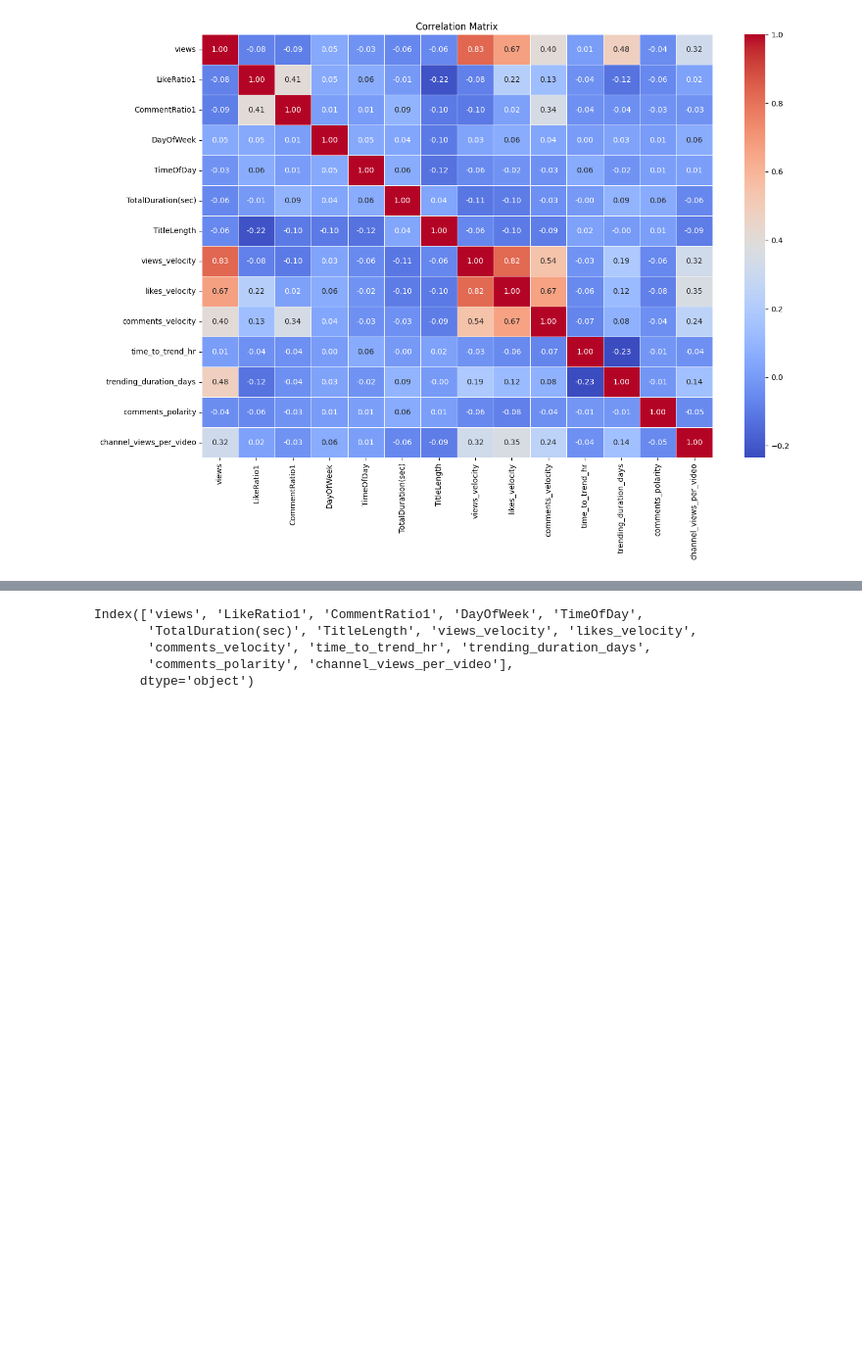
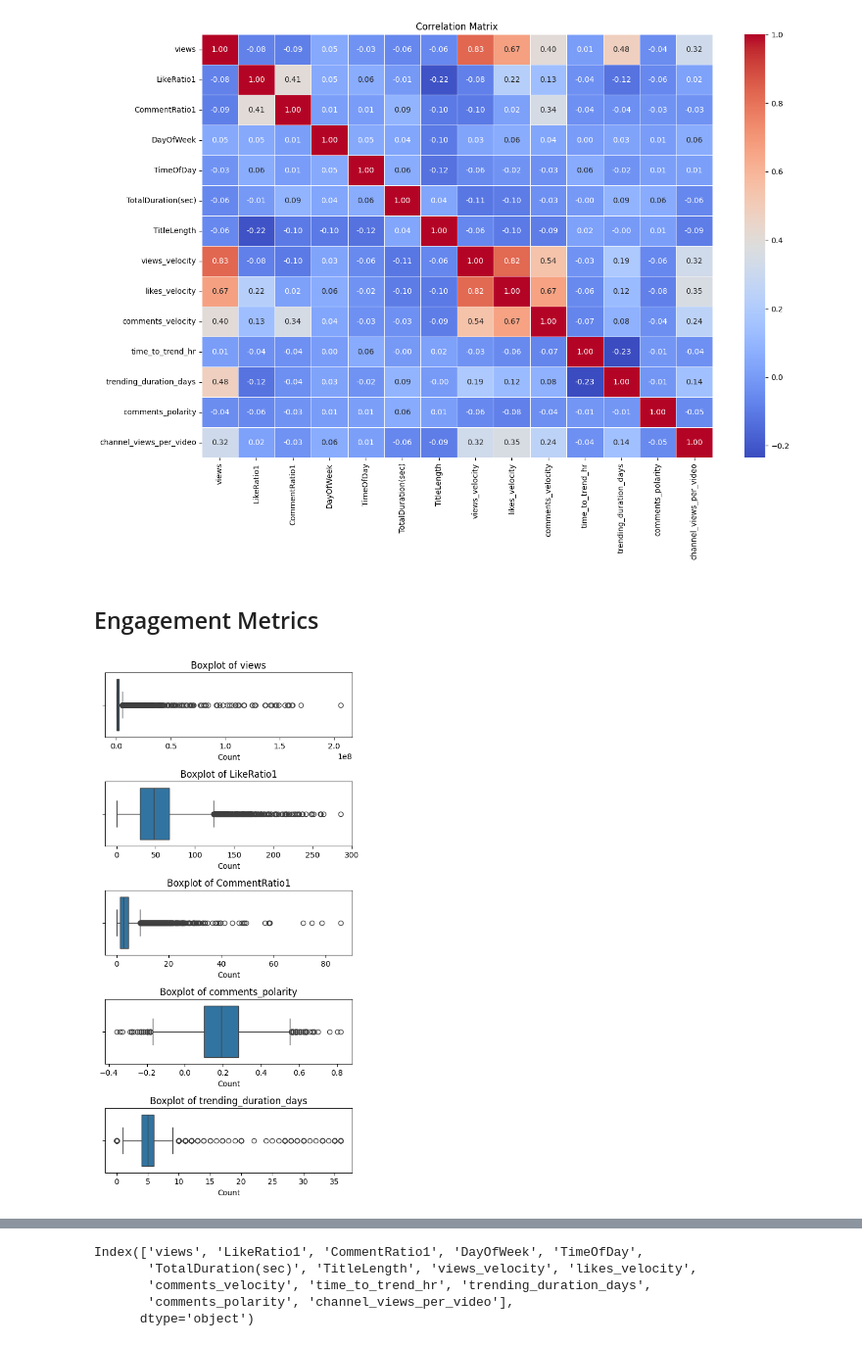
Before and after one commit to vsalto/Youtube-Trending-Content-Analysis, a Jupyter notebook: notebooks/YouTube_Content_analysis-Chapter2.ipynb, the cells around one changed output, grey strips where cells are left out. Shown at 98% size. Drawn from its saved outputs; the diff is of its cells as text; code cells hidden in the pictures; blank space fills up the shorter version.

```diff
--- a/notebooks/YouTube_Content_analysis-Chapter2.ipynb
+++ b/notebooks/YouTube_Content_analysis-Chapter2.ipynb
@@ -1309,6 +1310,8 @@ plt.savefig('../images/Numerical_features_cor_matrix.png')
 plt.show()
 # %% [output]
 [figure]
+# %% [markdown]
+## Engagement Metrics
 # %%
 # Calculate correlation matrix
 engagement_features = numerical_features_df[['views','LikeRatio1', 'CommentRatio1', 'comments_polarity', 'trending_duration_days' ]]
@@ -1316 +1318,21 @@ correlation_matrix = engagement_features.corr()
+# %%
+# Define the number of columns for subplots based on the number of features
+num_rows = len(engagement_features.columns)
+num_cols = 1
+
+# Create a figure and axes
+fig, axes = plt.subplots(num_rows, num_cols, figsize=(5, 10))  # Adjust figsize as needed
+
+# Iterate through each column and plot histogram vertically
+for i, column in enumerate(engagement_features.columns):
+    sns.boxplot(data=numerical_features_df, x=column, ax=axes[i])
+    axes[i].set_title(f'Boxplot of {column}')
+    axes[i].set_xlabel('Count')
+
+# Adjust layout
+plt.tight_layout()
+plt.savefig('../images/Engagement_features_boxplots.png')
+plt.show()
+# %% [output]
+[figure, added]
 # %%
```
Also changed, not shown: parts of 10 cells of this notebook.
